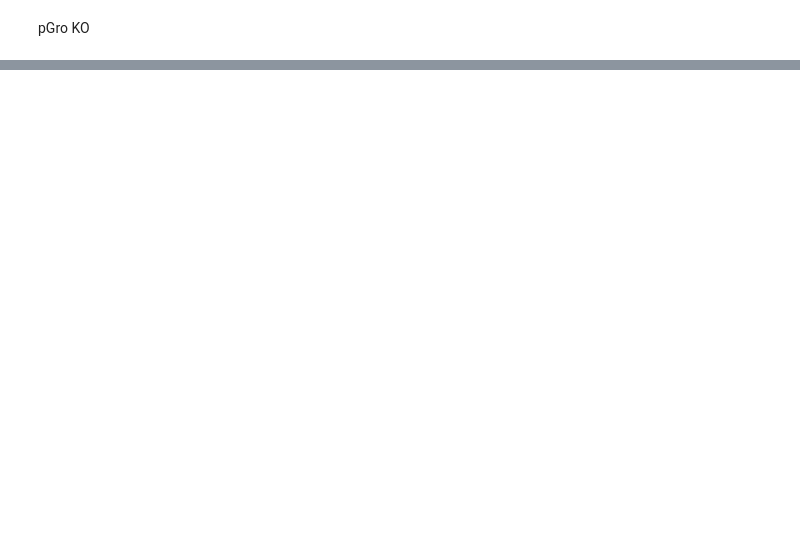
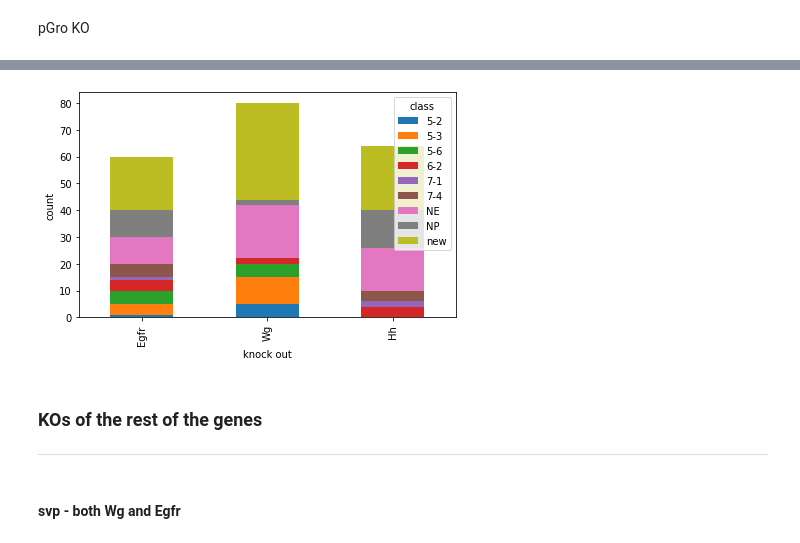
Before and after one commit to ozlembahar/devo-grn, a Jupyter notebook: notebooks/BooleanModel/ginsim.ipynb, the cells around one changed output, grey strips where cells are left out. Drawn from its saved outputs; the diff is of its cells as text; code cells hidden in the pictures; blank space fills up the shorter version.

```diff
--- a/notebooks/BooleanModel/ginsim.ipynb
+++ b/notebooks/BooleanModel/ginsim.ipynb
@@ -287,0 +435,6 @@ for mut in mutants:
+# %%
+Egfr_KOs_new_states['class'] = "new"
+# %%
+Egfr_KOs_states = pd.concat((Egfr_KOs_old_states, Egfr_KOs_new_states))
+# %%
+Egfr_KOs_output_count = Egfr_KOs_states.groupby('class').size()
@@ -287,0 +445,5 @@ for mut in mutants:
+# %%
+KOs_output_counts = pd.DataFrame({'Egfr': Egfr_KOs_output_count,
+                                  'Wg': Wg_KOs_output_count,
+                                  "Hh": Hh_KOs_output_count}, dtype=pd.Int64Dtype()).fillna(0)
+KOs_output_counts
@@ -287,0 +464,15 @@ for mut in mutants:
+# %%
+ax = KOs_output_counts.T.plot.bar(stacked=True)
+ax.set_xlabel("knock out")
+ax.set_ylabel("count")
+
+plt.tight_layout()
+
+plt.savefig('./perturbations/images/KOs_output_freqs.png', dpi=1000)
+# %% [output]
+[figure, added]
+# %% [markdown]
+### KOs of the rest of the genes
+-------
+# %% [markdown]
+#### svp -  both Wg and Egfr
```
Also changed, not shown: parts of 69 cells of this notebook, 5 other files.
